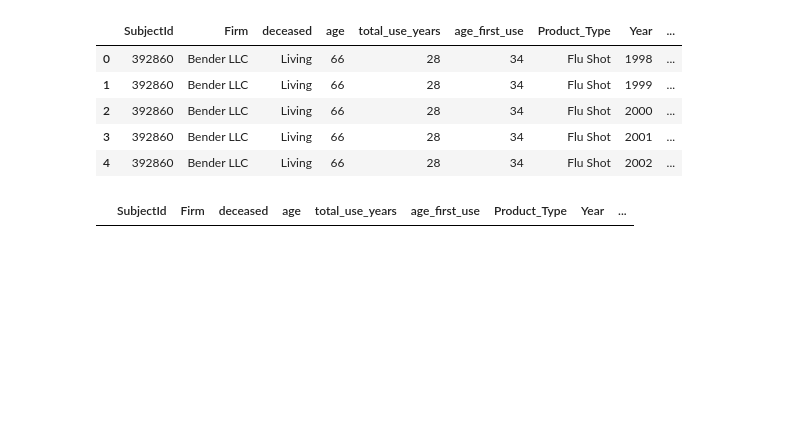
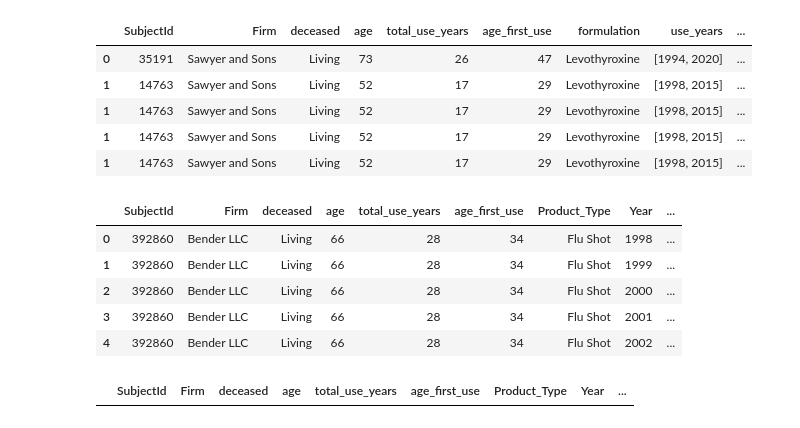
Before and after one commit to deantaylormax/cloud_2, a Jupyter notebook: data_repair.ipynb, the cells around one changed output. Cells and saved outputs as stored; diff of their text form; code cells hidden in the pictures; blank space fills up the shorter version.

```diff
--- a/data_repair.ipynb
+++ b/data_repair.ipynb
@@ -23,0 +24,4 @@ df.head()
+# %%
+df.retailers = df.retailers.str.split()
+df = df.explode('retailers')
+df.shape
@@ -23,0 +50,2 @@ df.head()
+# %%
+df.retailers = df.retailers.astype('category')
@@ -23,0 +67,19 @@ df.head()
+# %%
+retailer_lst = ['Albertsons', 'Amazon','Costco','CVS','H_E_Butt','Cigna_Express_Scripts','Duane_Reed', 'Giant_Eagle', 'H_E_Butt', 'Humana_Pharmacy_Solutions','Hy-Vee', 'Kroger', 'Medicine_Shoppe', 'Publix','Rite_Aid', 'Shoprite_Supermarkets','Smith\'s_Food_and_Drug', 'Target', 'Walgreens','Walmart', 'Winn_Dixie']
+
+new_retailers = ['AppleBees', 'theRestaurant','theCoffeeShop','theMechanic','HealthyVegan','SignalProcessing','Clover', 'MarigoldsInc', 'WorldProducts', 'Meryls','GreatBurger', 'Canelos', 'Jones_park', 'SuperStore','HealthyPharmacy', 'Mineal','theMainFoodandDrug', 'Tomotion', 'Fallint','MegaSuperStore', 'Hillmans']
+
+new_ret_dict = dict(zip(retailer_lst, new_retailers))
+
+
+
+df.retailers = df.retailers.map(new_ret_dict)
+# %%
+df.head()
+# %% [output]
+|  | SubjectId | Firm | deceased | age | total_use_years | age_first_use | formulation | use_years | ... |
+| 0 | 35191 | Sawyer and Sons | Living | 73 | 26 | 47 | Levothyroxine | [1994, 2020] | ... |
+| 1 | 14763 | Sawyer and Sons | Living | 52 | 17 | 29 | Levothyroxine | [1998, 2015] | ... |
+| 1 | 14763 | Sawyer and Sons | Living | 52 | 17 | 29 | Levothyroxine | [1998, 2015] | ... |
+| 1 | 14763 | Sawyer and Sons | Living | 52 | 17 | 29 | Levothyroxine | [1998, 2015] | ... |
+| 1 | 14763 | Sawyer and Sons | Living | 52 | 17 | 29 | Levothyroxine | [1998, 2015] | ... |
```
Also changed, not shown: parts of 5 cells of this notebook, 1 other file.
